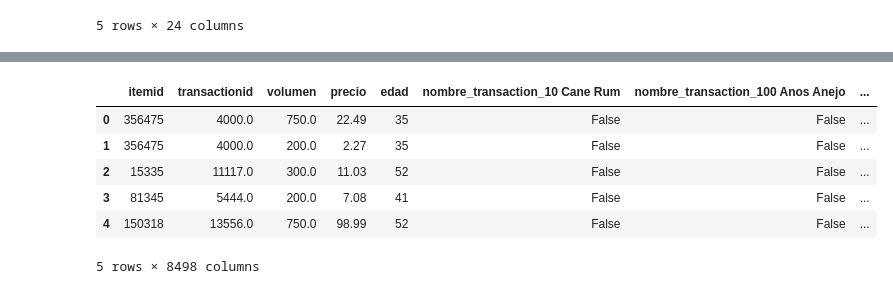
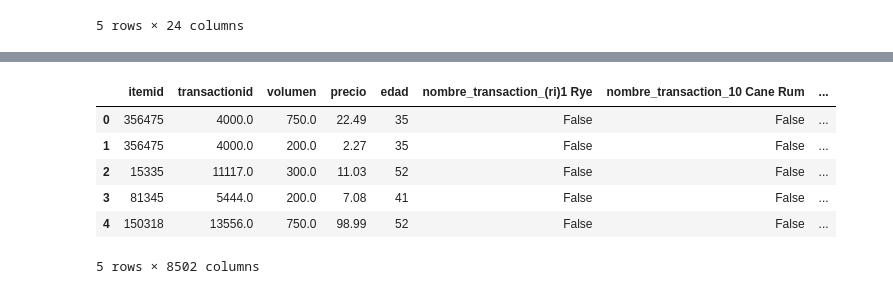
Before and after one commit to cristianreal/data_analytics, a Jupyter notebook: infrastructura/servidor web/desarrollo/scripts/2_Clustering.ipynb, the cells around one changed output, grey strips where cells are left out. Saved outputs shown, nothing was run; the diff lists cells and outputs as text; code cells hidden in the pictures.

```diff
--- a/infrastructura/servidor web/desarrollo/scripts/2_Clustering.ipynb
+++ b/infrastructura/servidor web/desarrollo/scripts/2_Clustering.ipynb
@@ -86,6 +86,6 @@ data_merged.head()
 | 1433176736375 | 102019 | 150318 | 13556.0 | transaction | 3243.0 | Crown Royal Xr Canadian Whiskey | 750.0 | 98.99 | ... |
 5 rows × 24 columns
 # %%
-df1 = data_merged.drop(["categoria_id","marca_id","visitorid","visitorid","index_transaction","index_client","telefono","idioma","nit","ciudad","correo","empresa","puesto","nombre_client","apellido"], axis=1)  # Remove specific columns
+df1 = data_merged.drop(["event","categoria_id","marca_id","visitorid","visitorid","index_transaction","index_client","telefono","idioma","nit","ciudad","correo","empresa","puesto","nombre_client","apellido"], axis=1)  # Remove specific columns
 df1.head()
 # %% [output]
@@ -147,11 +147,13 @@ df1
 # %%
-df_kmeans = pd.get_dummies(df1, drop_first=True)
+categorical_cols = ['nombre_transaction','marca', 'categoria','genero']
+
+df_kmeans = pd.get_dummies(df1,columns=categorical_cols)
 df_kmeans.head()
 # %% [output]
-|  | itemid | transactionid | volumen | precio | edad | nombre_transaction_10 Cane Rum | nombre_transaction_100 Anos Anejo | ... |
+|  | itemid | transactionid | volumen | precio | edad | nombre_transaction_(ri)1 Rye | nombre_transaction_10 Cane Rum | ... |
 | 0 | 356475 | 4000.0 | 750.0 | 22.49 | 35 | False | False | ... |
 | 1 | 356475 | 4000.0 | 200.0 | 2.27 | 35 | False | False | ... |
 | 2 | 15335 | 11117.0 | 300.0 | 11.03 | 52 | False | False | ... |
 | 3 | 81345 | 5444.0 | 200.0 | 7.08 | 41 | False | False | ... |
 | 4 | 150318 | 13556.0 | 750.0 | 98.99 | 52 | False | False | ... |
-5 rows × 8498 columns
+5 rows × 8502 columns
```
Also changed, not shown: parts of 12 cells of this notebook.
